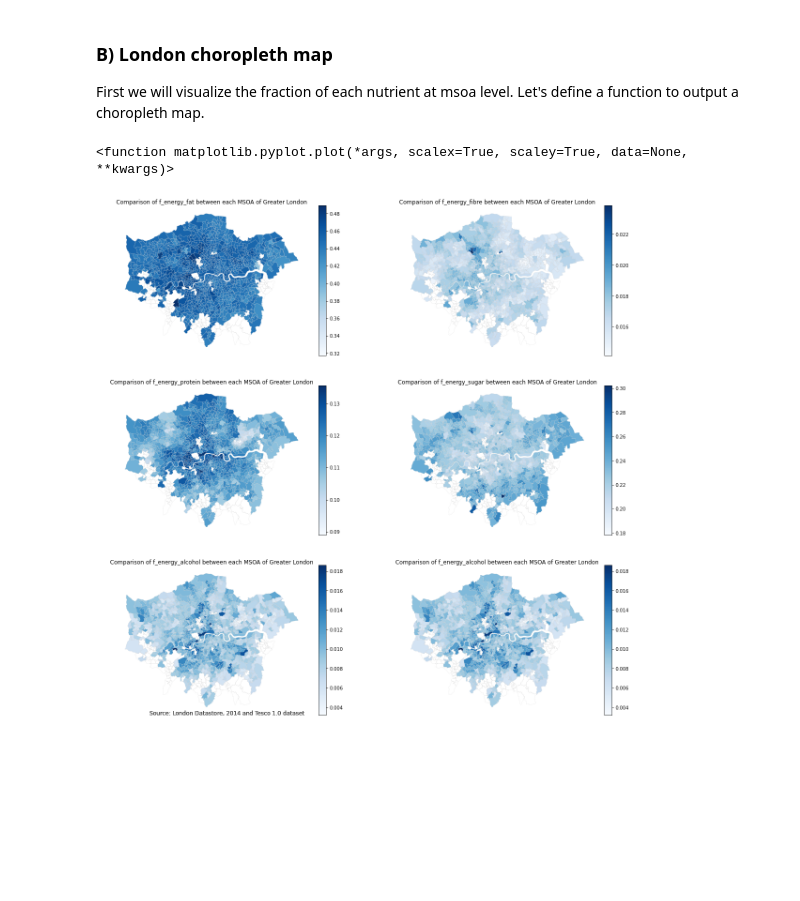
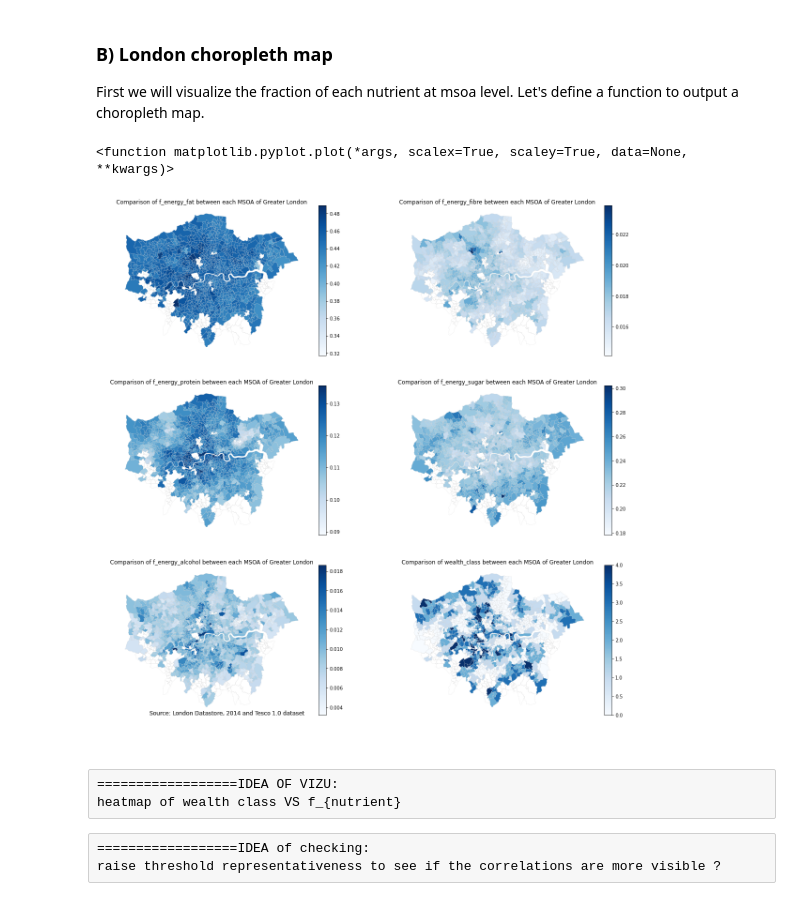
Before and after one commit to epfl-ada/ada-2020-project-milestone-p3-p3_adacadabra, a Jupyter notebook: extension.ipynb, the cells around one changed output. Saved outputs shown, nothing was run; the diff lists cells and outputs as text; code cells hidden in the pictures; blank space fills up the shorter version.

Commit message:
Add wealth label map

```diff
--- a/extension.ipynb
+++ b/extension.ipynb
@@ -225,7 +225,7 @@ from sklearn.manifold import TSNE
 We set the vector of energy distribution between nutrients as first feature for each area.
 # %%
 features=["f_energy_fat","f_energy_fibre","f_energy_protein",
-          "f_energy_sugar","f_energy_alcohol","f_energy_alcohol"]
+          "f_energy_sugar","f_energy_alcohol"]
 # %%
 tsne_nutrients = TSNE(n_components=2).fit_transform(main_df[features])
 # %%
@@ -265,11 +265,17 @@ def london_vis(geo_map, data_df, ax, variable, geo_map_index="MSOA11CD", data_df
 # %%
 fig, ax = plt.subplots(3,2, figsize=(20,20))
 
-for ax_,feat in zip(ax.reshape(-1), features):
+for ax_,feat in zip(ax.reshape(-1), features+["wealth_class"]):
     df_feats = ["area_id"]+[feat]
     london_vis(msoa_map_df, main_df[df_feats],ax_,feat)
     ax_.axis("off")
 plt.plot
 # %% [output]
 <function matplotlib.pyplot.plot(*args, scalex=True, scaley=True, data=None, **kwargs)>
-[figure, old version]
+[figure, new version]
+# %% [raw]
+==================IDEA OF VIZU:
+heatmap of wealth class VS f_{nutrient}
+# %% [raw]
+==================IDEA of checking:
+raise threshold representativeness to see if the correlations are more visible ?
```
Also changed, not shown: parts of 2 cells of this notebook.
